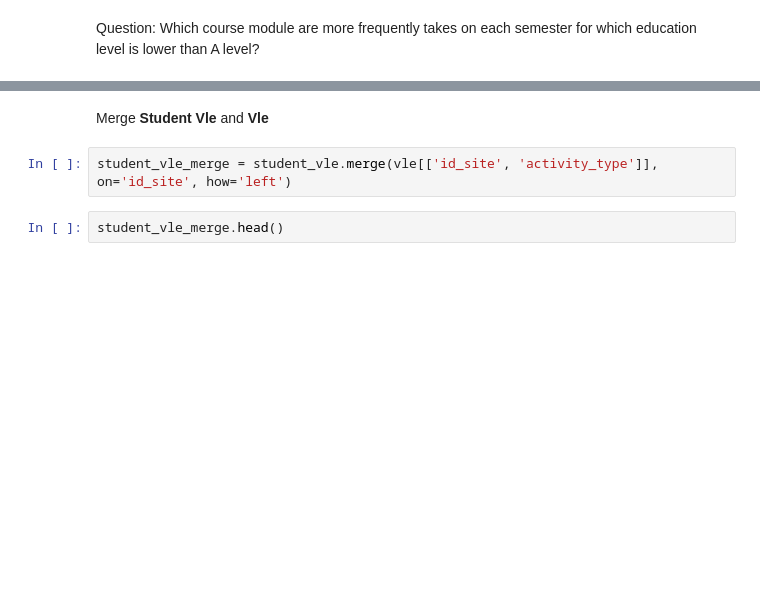
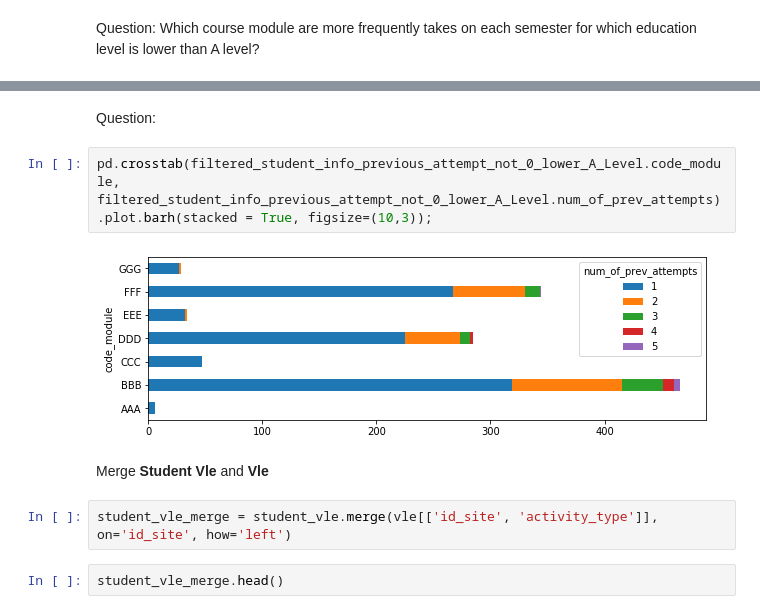
Before and after one commit to rayansami/behaviour-analysis, a Jupyter notebook: Analyzing_Open_University_Learning_Analytics_Dataset.ipynb, the cells around one changed output, grey strips where cells are left out. Saved outputs shown, nothing was run; the diff lists cells and outputs as text; blank space fills up the shorter version.

Commit message:
Which course module need to have previous attempt for student which education level is lower than A level?

```diff
--- a/Analyzing_Open_University_Learning_Analytics_Dataset.ipynb
+++ b/Analyzing_Open_University_Learning_Analytics_Dataset.ipynb
@@ -393,3 +393,9 @@ pd.crosstab(filtered_student_info_previous_attempt_not_0_lower_A_Level.code_modu
+# %% [markdown]
+Question:
+# %%
+pd.crosstab(filtered_student_info_previous_attempt_not_0_lower_A_Level.code_module, filtered_student_info_previous_attempt_not_0_lower_A_Level.num_of_prev_attempts).plot.barh(stacked = True, figsize=(10,3));
+# %% [output]
+[figure, added]
 # %% [markdown]
 Merge <b>Student Vle</b> and <b>Vle</b>
 # %%
```
Also changed, not shown: parts of 11 cells of this notebook.
